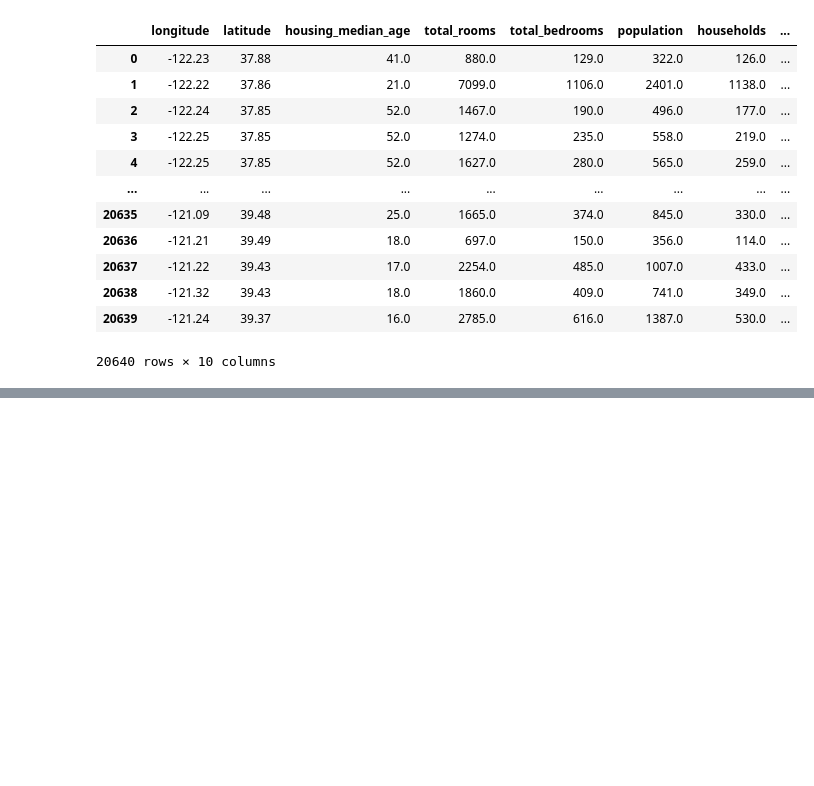
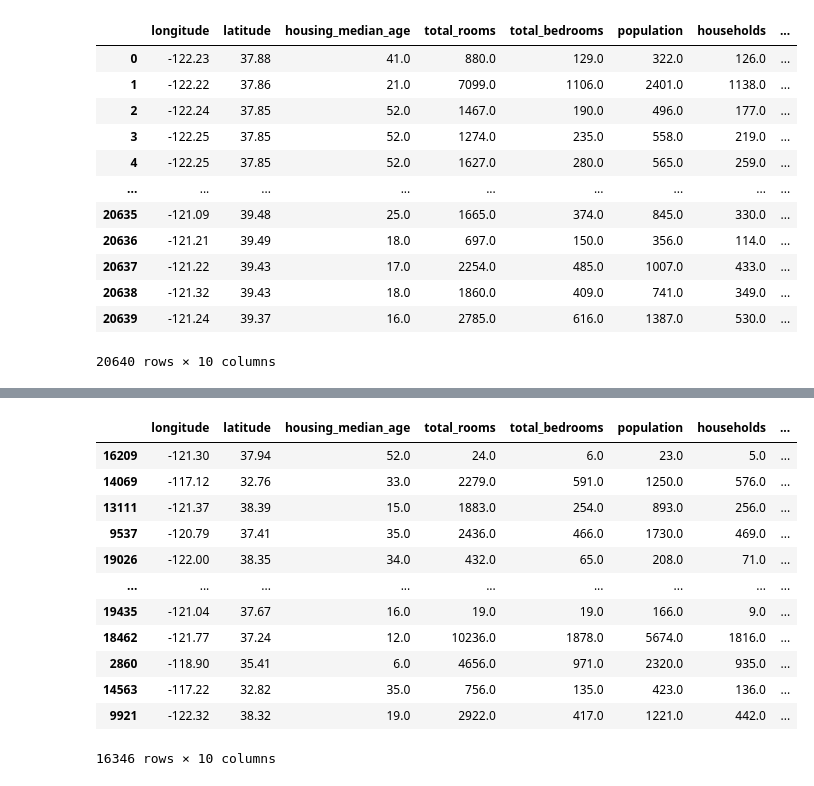
Before and after one commit to myehya1/house_price_prediction, a Jupyter notebook: notebooks/House_Price_Prediction.ipynb, the cells around one changed output, grey strips where cells are left out. Cells and saved outputs as stored; diff of their text form; code cells hidden in the pictures; blank space fills up the shorter version.

Commit message:
explore  data

```diff
--- a/notebooks/House_Price_Prediction.ipynb
+++ b/notebooks/House_Price_Prediction.ipynb
@@ -23,0 +45,3 @@ data
+# %%
+#remove nulls
+data.dropna(inplace=True)
@@ -23,0 +68,27 @@ data
+# %%
+#split data
+
+from sklearn.model_selection import train_test_split
+
+x = data.drop(['median_house_value'], axis=1)
+y= data['median_house_value']
+# %%
+x_train, x_test, y_train, y_test = train_test_split(x,y, test_size=0.2)
+# %%
+train_data= x_train.join(y_train)
+# %%
+train_data
+# %% [output]
+|  | longitude | latitude | housing_median_age | total_rooms | total_bedrooms | population | households | ... |
+| 16209 | -121.30 | 37.94 | 52.0 | 24.0 | 6.0 | 23.0 | 5.0 | ... |
+| 14069 | -117.12 | 32.76 | 33.0 | 2279.0 | 591.0 | 1250.0 | 576.0 | ... |
+| 13111 | -121.37 | 38.39 | 15.0 | 1883.0 | 254.0 | 893.0 | 256.0 | ... |
+| 9537 | -120.79 | 37.41 | 35.0 | 2436.0 | 466.0 | 1730.0 | 469.0 | ... |
+| 19026 | -122.00 | 38.35 | 34.0 | 432.0 | 65.0 | 208.0 | 71.0 | ... |
+| ... | ... | ... | ... | ... | ... | ... | ... | ... |
+| 19435 | -121.04 | 37.67 | 16.0 | 19.0 | 19.0 | 166.0 | 9.0 | ... |
+| 18462 | -121.77 | 37.24 | 12.0 | 10236.0 | 1878.0 | 5674.0 | 1816.0 | ... |
+| 2860 | -118.90 | 35.41 | 6.0 | 4656.0 | 971.0 | 2320.0 | 935.0 | ... |
+| 14563 | -117.22 | 32.82 | 35.0 | 756.0 | 135.0 | 423.0 | 136.0 | ... |
+| 9921 | -122.32 | 38.32 | 19.0 | 2922.0 | 417.0 | 1221.0 | 442.0 | ... |
+16346 rows × 10 columns
```
Also changed, not shown: parts of 6 cells of this notebook.
